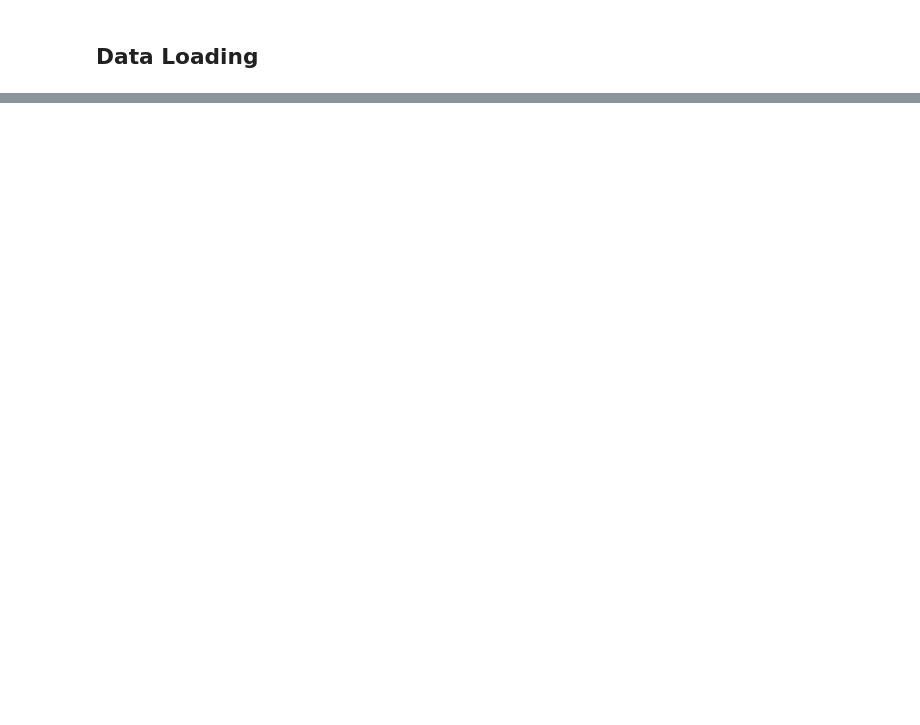
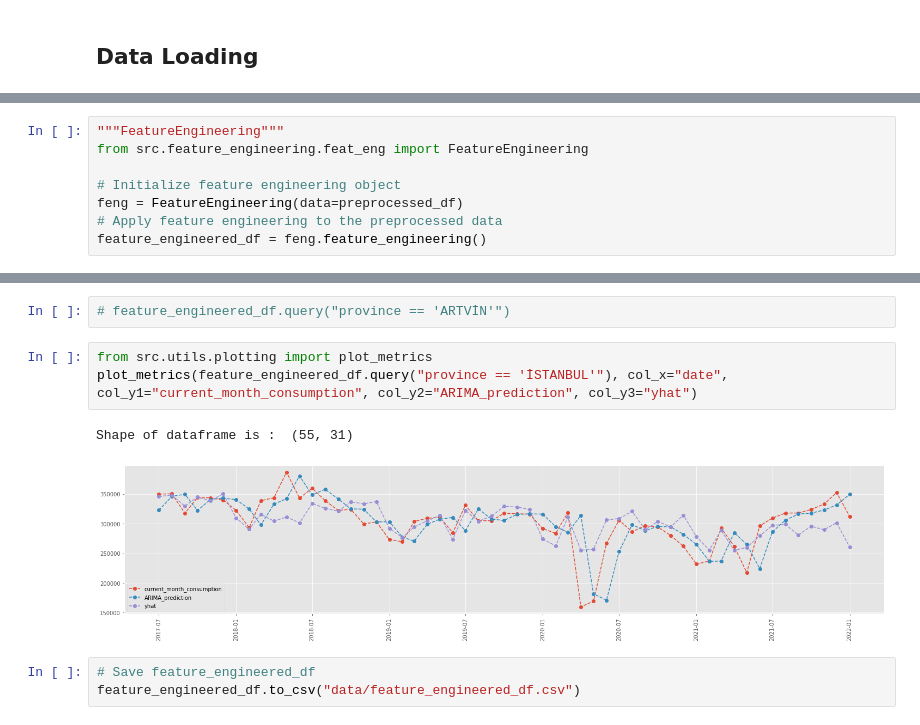
Before and after one commit to dberkerdem/diesel_consumption_prediction, a Jupyter notebook: model_pipeline.ipynb, the cells around one changed output, grey strips where cells are left out. Saved outputs shown, nothing was run; the diff lists cells and outputs as text; blank space fills up the shorter version.

```diff
--- a/model_pipeline.ipynb
+++ b/model_pipeline.ipynb
@@ -835,0 +134,8 @@ Shape of dataframe is :  (81, 5)
+# %%
+"""FeatureEngineering"""
+from src.feature_engineering.feat_eng import FeatureEngineering
+
+# Initialize feature engineering object
+feng = FeatureEngineering(data=preprocessed_df)
+# Apply feature engineering to the preprocessed data
+feature_engineered_df = feng.feature_engineering()
@@ -835,0 +211,11 @@ Shape of dataframe is :  (81, 5)
+# %%
+# feature_engineered_df.query("province == 'ARTVİN'")
+# %%
+from src.utils.plotting import plot_metrics
+plot_metrics(feature_engineered_df.query("province == 'İSTANBUL'"), col_x="date", col_y1="current_month_consumption", col_y2="ARIMA_prediction", col_y3="yhat")
+# %% [output]
+Shape of dataframe is :  (55, 31)
+[figure, added]
+# %%
+# Save feature_engineered_df
+feature_engineered_df.to_csv("data/feature_engineered_df.csv")
```
Also changed, not shown: parts of 73 cells of this notebook, 1 other file.
